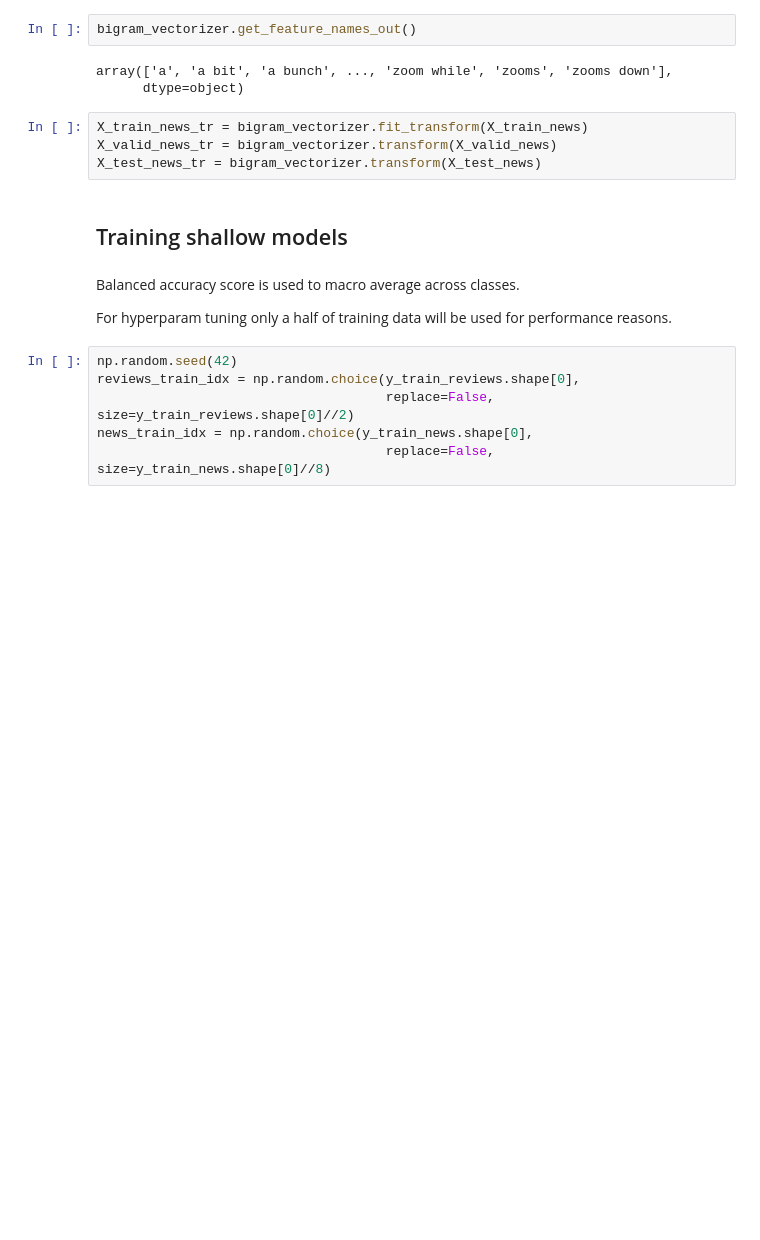
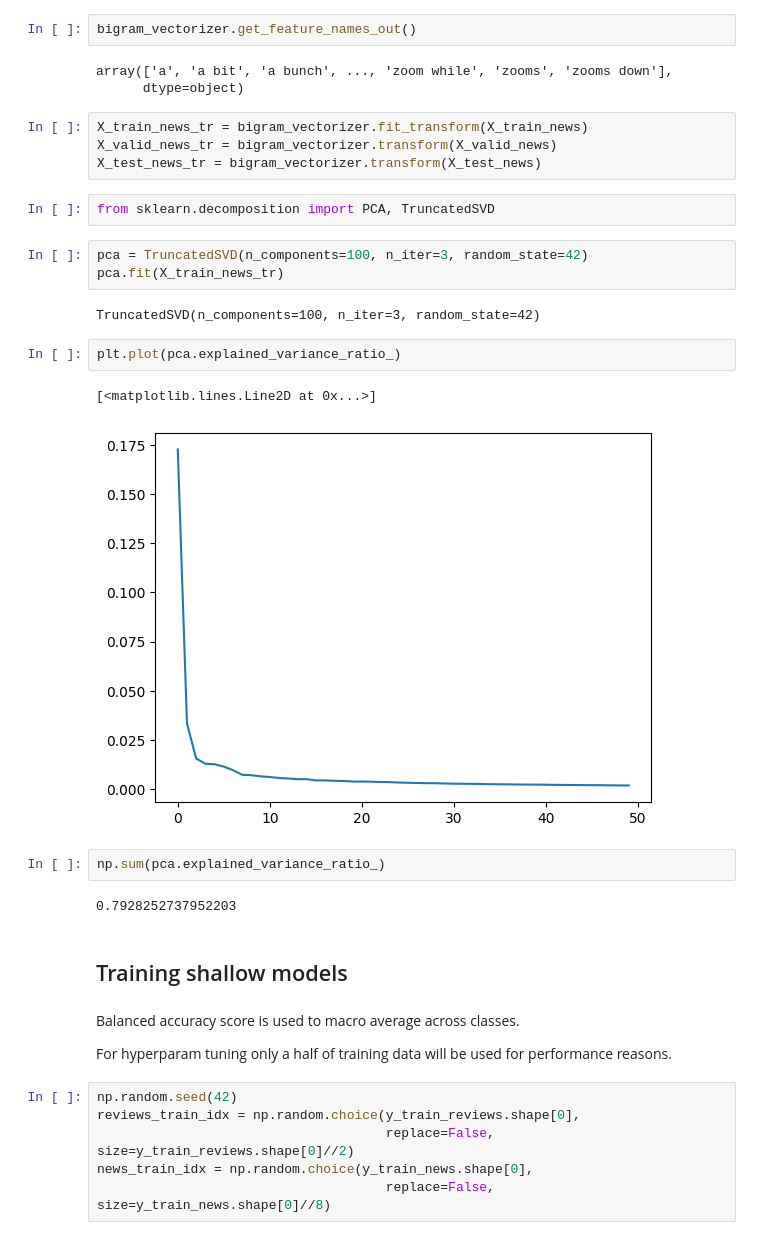
Before and after one commit to r-gg/ml-37, a Jupyter notebook: Exercise 3/exercise3.ipynb, the cells around one changed output. Saved outputs shown, nothing was run; the diff lists cells and outputs as text; blank space fills up the shorter version.

```diff
--- a/Exercise 3/exercise3.ipynb
+++ b/Exercise 3/exercise3.ipynb
@@ -185,6 +187,22 @@ array(['a', 'a bit', 'a bunch', ..., 'zoom while', 'zooms', 'zooms down'],
 X_train_news_tr = bigram_vectorizer.fit_transform(X_train_news)
 X_valid_news_tr = bigram_vectorizer.transform(X_valid_news)
 X_test_news_tr = bigram_vectorizer.transform(X_test_news)
+# %%
+from sklearn.decomposition import PCA, TruncatedSVD
+# %%
+pca = TruncatedSVD(n_components=100, n_iter=3, random_state=42)
+pca.fit(X_train_news_tr)
+# %% [output]
+TruncatedSVD(n_components=100, n_iter=3, random_state=42)
+# %%
+plt.plot(pca.explained_variance_ratio_)
+# %% [output]
+[<matplotlib.lines.Line2D at 0x...>]
+[figure, added]
+# %%
+np.sum(pca.explained_variance_ratio_)
+# %% [output]
+0.7928252737952203
 # %% [markdown]
 ## Training shallow models
 # %% [markdown]
```
Also changed, not shown: parts of 6 cells of this notebook, 3 other files.
